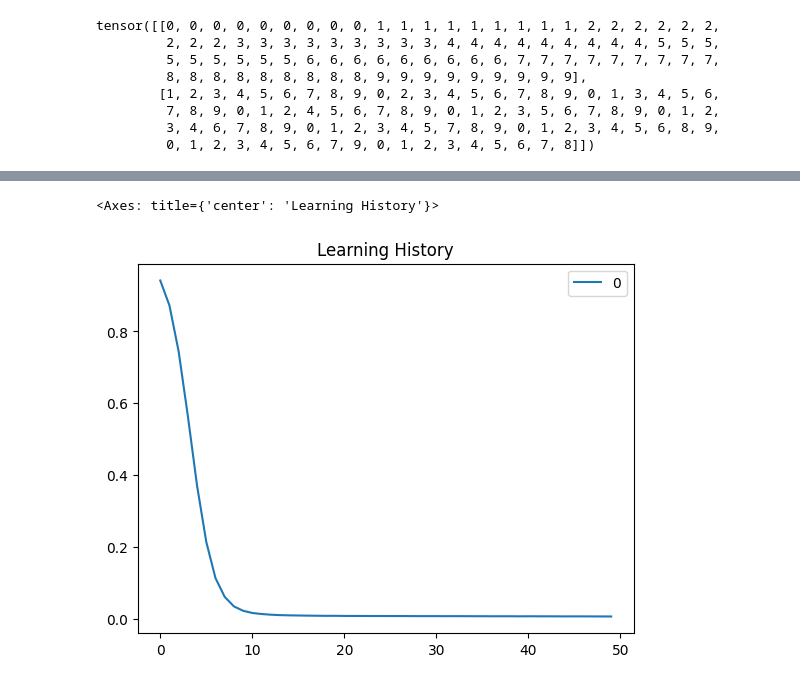
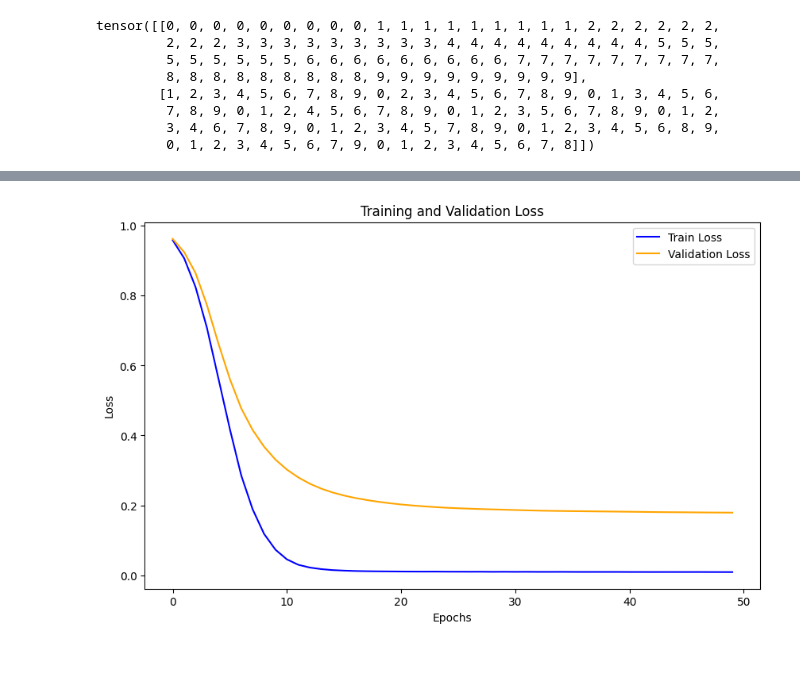
Before and after one commit to SanyaNanda/ML4Sci_QuantumContrastiveLearning, a Jupyter notebook: notebooks/gnn_cl_lct.ipynb, the cells around one changed output, grey strips where cells are left out. Cells and saved outputs as stored; diff of their text form; code cells hidden in the pictures.

```diff
--- a/notebooks/gnn_cl_lct.ipynb
+++ b/notebooks/gnn_cl_lct.ipynb
@@ -38,6 +54,6 @@ val_ratio = 0.1
 test_ratio = 0.1
 batch_size = 1000
 # %%
-X = np.load(r'../data/qg_graph/x10_sorted_12500.npy')
-y = np.load(r'../data/qg_graph/y10_sorted_12500.npy')
+X = np.load(r'data/qg_graph/x10_sorted_12500.npy')
+y = np.load(r'data/qg_graph/y10_sorted_12500.npy')
 N=12500
@@ -538,7 +396,6 @@ def run_model(model, epoch, dataloader, lossFn, optimizer=None, train=True):
     return avg_loss
 # %%
 def train_model(model, optimizer, lossFn, epochs, lr, train_dataloader, val_dataloader):
-
     history = {'train_loss': [], 'val_loss': []}
 
     for epoch in range(epochs):
@@ -548,13 +405,17 @@ def train_model(model, optimizer, lossFn, epochs, lr, train_dataloader, val_data
         # Run validation
         val_loss = run_model(model, epoch, val_dataloader, lossFn, optimizer=None, train=False)
 
-        # Print results
         print(f"Epoch {epoch + 1}, Train Loss: {train_loss:.4f}, Val Loss: {val_loss:.4f}")
 
-        # Store loss and accuracy for this epoch
+        # Store loss for this epoch
         history['train_loss'].append(train_loss)
         history['val_loss'].append(val_loss)
-        # history['train_acc'].append(train_acc)
-        # history['val_acc'].append(val_acc)
+
+        # Log losses to WandB
+        wandb.log({
+            "epoch": epoch + 1,
+            "train_loss": train_loss,
+            "val_loss": val_loss
+        })
 
     return history
@@ -590,6 +445,4 @@ Epoch 50, Train Loss: 0.0079, Val Loss: 0.2006
 # %%
-import pandas as pd
-pd.DataFrame(history["train_loss"]).plot(title="Learning History")
+plot_and_save_loss(history)
 # %% [output]
-<Axes: title={'center': 'Learning History'}>
-[figure, old version]
+[figure, new version]
```
Also changed, not shown: parts of 32 cells of this notebook, 14 other files.
